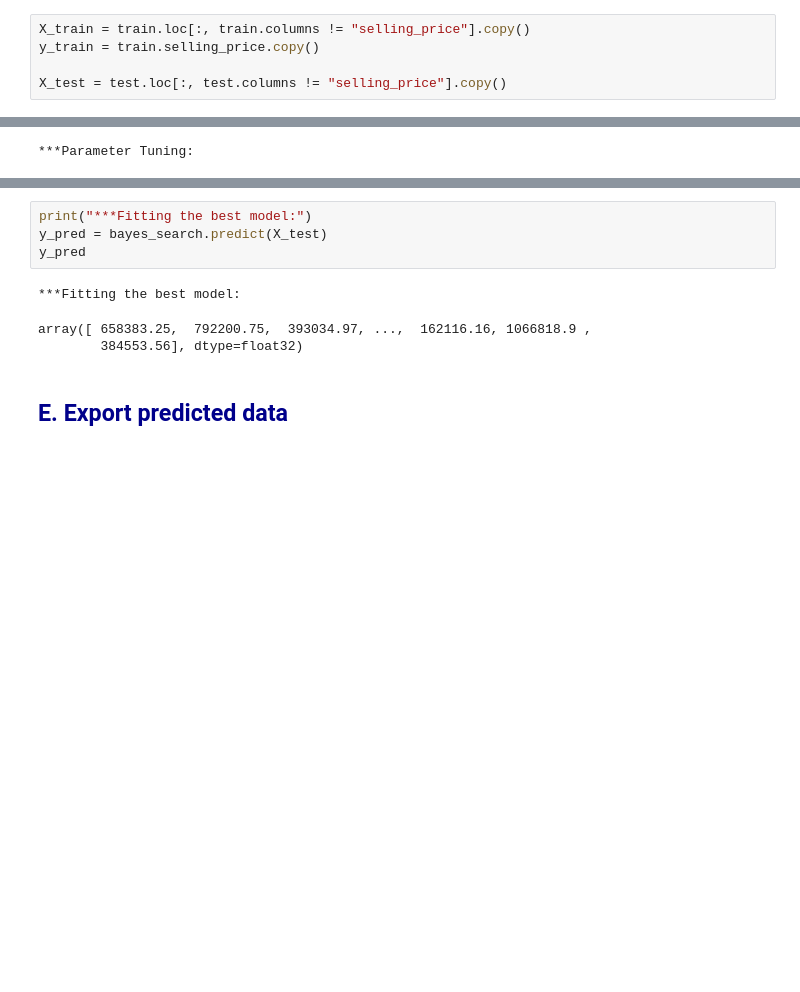
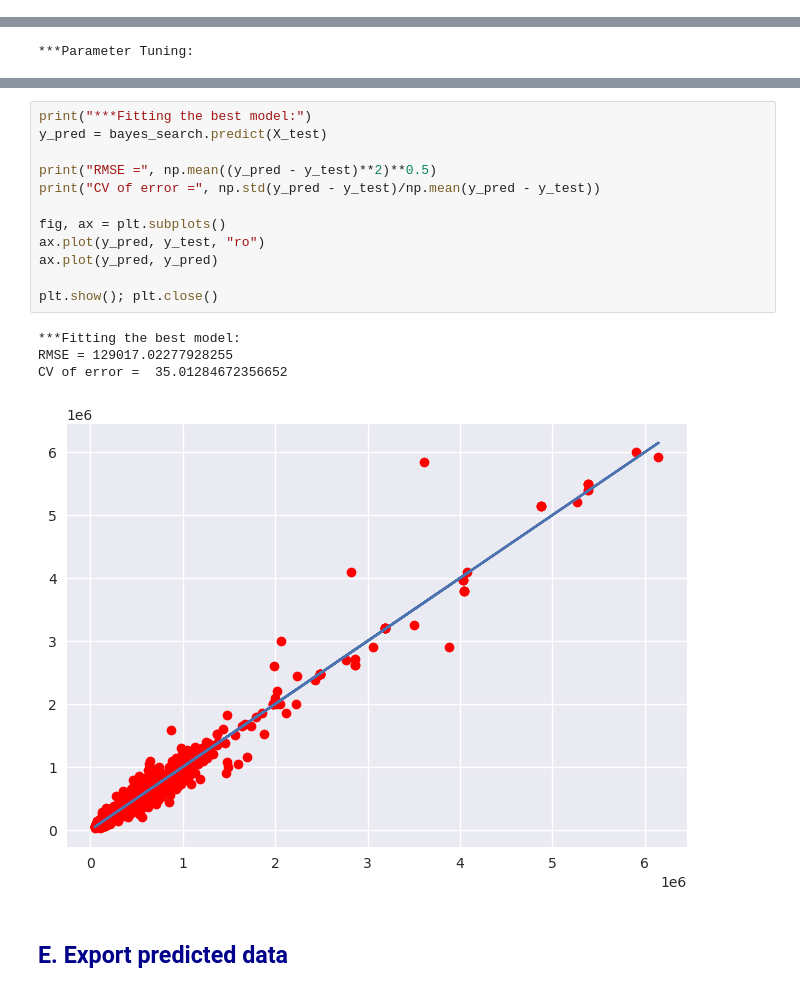
Before and after one commit to Polymeowial/car-price-prediction, a Jupyter notebook: Modeling.ipynb, the cells around one changed output, grey strips where cells are left out. Drawn from its saved outputs; the diff is of its cells as text; blank space fills up the shorter version.

```diff
--- a/Modeling.ipynb
+++ b/Modeling.ipynb
@@ -291,10 +277,5 @@ memory usage: 187.2 KB
 # %% [markdown]
 ## <span style="color:darkblue; font-weight:bold"> D. Model tuning </span>
-# %%
-X_train = train.loc[:, train.columns != "selling_price"].copy()
-y_train = train.selling_price.copy()
-
-X_test = test.loc[:, test.columns != "selling_price"].copy()
 # %%
 print("***Parameter Tuning:")
 param_space = {
@@ -341,11 +322,20 @@ STD Negative MSE: 14223054396.989496
 # %%
 print("***Fitting the best model:")
 y_pred = bayes_search.predict(X_test)
-y_pred
+
+print("RMSE =", np.mean((y_pred - y_test)**2)**0.5)
+print("CV of error =", np.std(y_pred - y_test)/np.mean(y_pred - y_test))
+
+fig, ax = plt.subplots()
+ax.plot(y_pred, y_test, "ro")
+ax.plot(y_pred, y_pred)
+
+plt.show(); plt.close()
 # %% [output]
 ***Fitting the best model:
+RMSE = 129017.02277928255
+CV of error =  35.01284672356652
-array([ 658383.25,  792200.75,  393034.97, ...,  162116.16, 1066818.9 ,
-        384553.56], dtype=float32)
+[figure, added]
 # %% [markdown]
 ## <span style="color:darkblue; font-weight:bold"> E. Export predicted data </span>
 # %%
```
Also changed, not shown: parts of 12 cells of this notebook, 5 other files.
